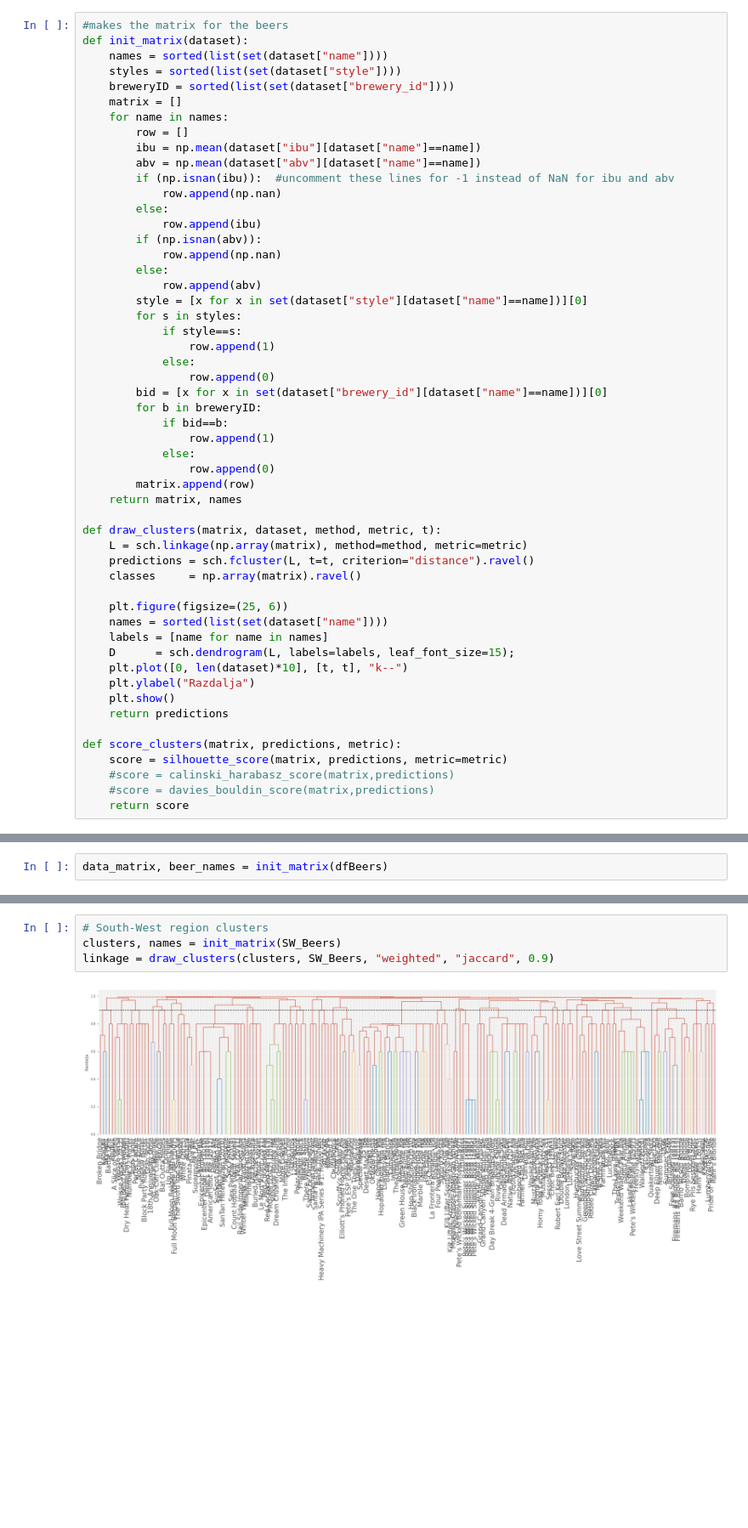
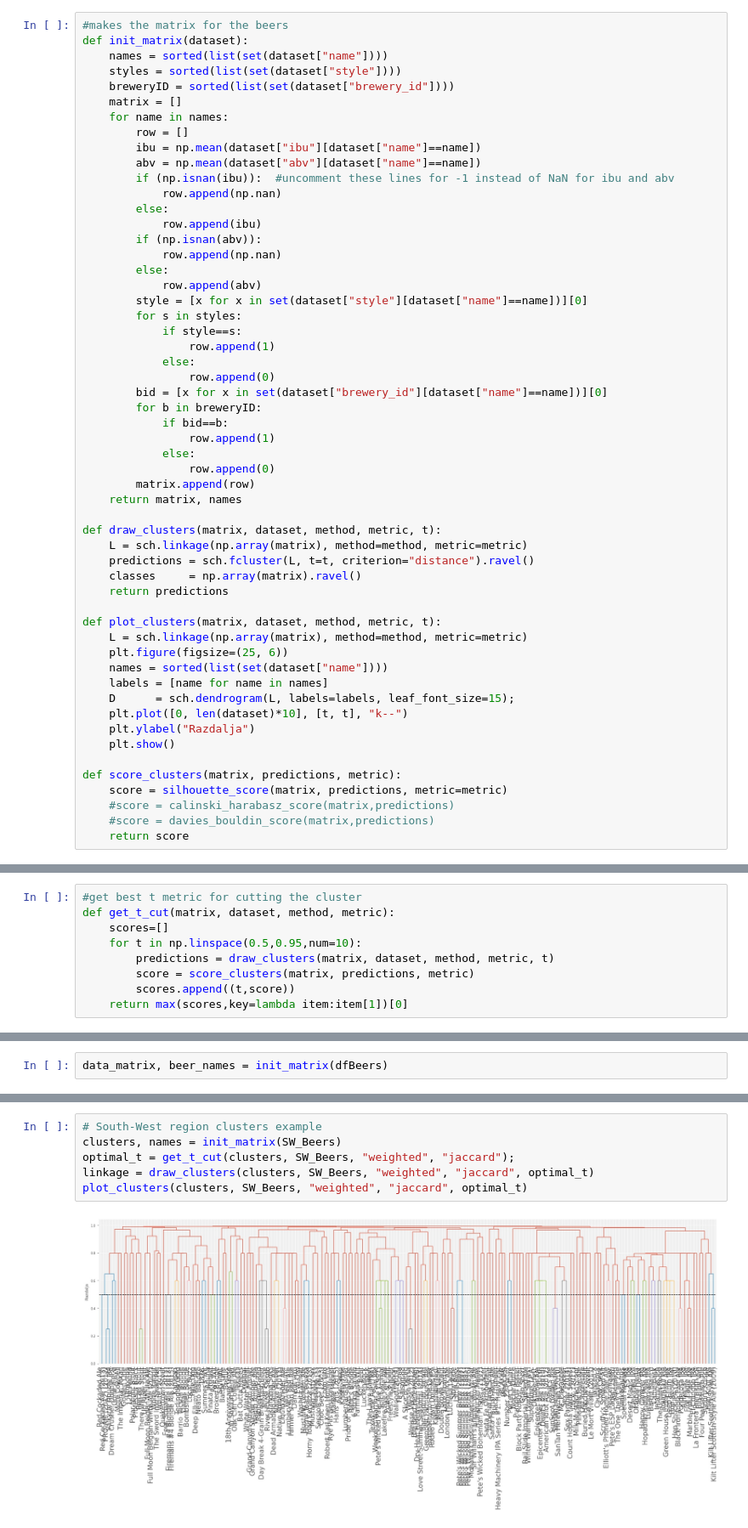
Before and after one commit to in-droid/PR21INRAKT, a Jupyter notebook: project.ipynb, the cells around one changed output, grey strips where cells are left out. Shown at 85% size. Saved outputs shown, nothing was run; the diff lists cells and outputs as text; blank space fills up the shorter version.

```diff
--- a/project.ipynb
+++ b/project.ipynb
@@ -522,7 +524,10 @@ def draw_clusters(matrix, dataset, method, metric, t):
     L = sch.linkage(np.array(matrix), method=method, metric=metric)
     predictions = sch.fcluster(L, t=t, criterion="distance").ravel()
     classes     = np.array(matrix).ravel()
+    return predictions
 
+def plot_clusters(matrix, dataset, method, metric, t):
+    L = sch.linkage(np.array(matrix), method=method, metric=metric)
     plt.figure(figsize=(25, 6))
     names = sorted(list(set(dataset["name"])))
     labels = [name for name in names]
@@ -530,7 +535,6 @@ def draw_clusters(matrix, dataset, method, metric, t):
     plt.plot([0, len(dataset)*10], [t, t], "k--")
     plt.ylabel("Razdalja")
     plt.show()
-    return predictions
 
 def score_clusters(matrix, predictions, metric):
     score = silhouette_score(matrix, predictions, metric=metric)
@@ -548,4 +552,13 @@ def get_separate_clusters(linkage, names):
     for group, name in zip(linkage, names):
         groups_by_names[group].append(name)
     return groups_by_names
+# %%
+#get best t metric for cutting the cluster
+def get_t_cut(matrix, dataset, method, metric):
+    scores=[]
+    for t in np.linspace(0.5,0.95,num=10):
+        predictions = draw_clusters(matrix, dataset, method, metric, t)
+        score = score_clusters(matrix, predictions, metric)
+        scores.append((t,score))
+    return max(scores,key=lambda item:item[1])[0]
 # %%
@@ -585,6 +600,8 @@ defaultdict(list,
 # %%
-# South-West region clusters
+# South-West region clusters example
 clusters, names = init_matrix(SW_Beers)
-linkage = draw_clusters(clusters, SW_Beers, "weighted", "jaccard", 0.9)
+optimal_t = get_t_cut(clusters, SW_Beers, "weighted", "jaccard");
+linkage = draw_clusters(clusters, SW_Beers, "weighted", "jaccard", optimal_t)
+plot_clusters(clusters, SW_Beers, "weighted", "jaccard", optimal_t)
 # %% [output]
-[figure, old version]
+[figure, new version]
```
Also changed, not shown: parts of 46 cells of this notebook.
